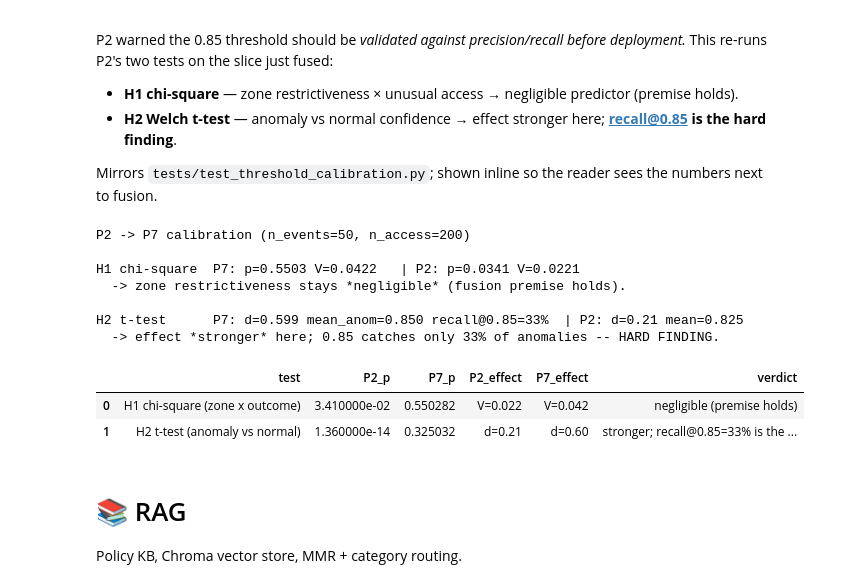
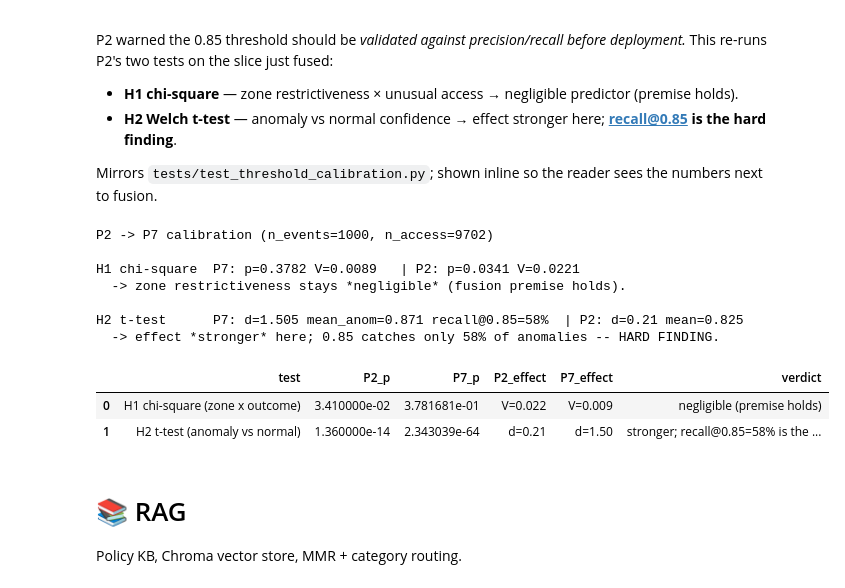
Before and after one commit to Soliman2020/master_capstone_07, a Jupyter notebook: notebooks/full_copilot.ipynb, the cells around one changed output. Cells and saved outputs as stored; diff of their text form; code cells hidden in the pictures.

Commit message:
Fix: differnet generator data than notebooks\full_copilot.ipynb

```diff
--- a/notebooks/full_copilot.ipynb
+++ b/notebooks/full_copilot.ipynb
@@ -137,32 +158,6 @@ restricted: ['SITE-001::ZONE-D', 'SITE-002::ZONE-D', 'SITE-003::ZONE-D']
 placed in the restricted zone with high confidence (Beta(8,2), mean ~0.8) so the
 intrusion rule fires naturally.
 # %%
-N_EVENTS, N_ANOMALIES, SIM_HOURS = 50, 3, 24
-EVENT_TYPES = ["person_detected","person_detected","person_detected","vehicle_detected","anomaly"]
-
-def generate_events():
-    rng = np.random.default_rng(SEED)
-    cams = devices[devices["device_type"] == "camera"].reset_index(drop=True)
-    base = datetime(2026,7,1, tzinfo=timezone.utc)
-    anomaly_idx = set(rng.choice(N_EVENTS, N_ANOMALIES, replace=False))  # exactly 3
-    rows = []
-    for i in range(N_EVENTS):
-        cam = cams.iloc[i % len(cams)]
-        is_anom = i in anomaly_idx
-        zone = restricted[0] if is_anom else cam["zone_id"]          # anomalies -> restricted
-        ts = base + timedelta(seconds=int(rng.uniform(0, SIM_HOURS*3600)))
-        conf = float(np.clip(rng.beta(8,2), 0, 1))                   # skews high
-        etype = "anomaly" if is_anom else str(rng.choice(EVENT_TYPES))
-        desc = f"Camera {cam['device_id']} {'flagged an anomaly' if is_anom else 'detected a '+etype.replace('_',' ')} in {zone}."
-        rows.append({"event_id": f"EVT-{i+1:06d}", "site_id": cam["site_id"], "zone_id": zone,
-                      "device_id": cam["device_id"], "event_timestamp": ts, "event_type": etype,
-                      "confidence_score": round(conf,3), "anomaly": is_anom, "description": desc})
-    df = pd.DataFrame(rows)
-    df["event_timestamp"] = pd.to_datetime(df["event_timestamp"], utc=True)
-    return df[SURVEILLANCE_COLS]
-
-events = generate_events()
-write_parquet(events, "surveillance_events")
-an = int(events["anomaly"].sum())
-print(f"rows={len(events)} anomalies={an} ({an/len(events):.1%})")
+print(f"events={len(events)} anomalies={int(events['anomaly'].sum())} "
+      f"({events['anomaly'].mean():.1%})  critical_band={int(((events['anomaly']) & (events['confidence_score']>=0.85)).sum())}")
 # %% [output]
@@ -428,40 +428,41 @@ def _restricted(z):  # ZONE-D is restricted.
 
 # H1: zone restrictiveness x unusual access outcome.
 acc = logs.copy()
 acc["zone_restricted"] = acc["zone_id"].map(_restricted)
 acc["unusual"] = acc["access_result"].isin(["denied","invalid","tailgate"])
 ct = pd.crosstab(acc["zone_restricted"], acc["unusual"])
 chi2, p, _, _ = chi2_contingency(ct)
-n = int(ct.values.sum()); v = float(np.sqrt(chi2 / (n * (min(ct.shape)-1))))
+n = int(ct.values.sum())
+v = float(np.sqrt(chi2 / (n * (min(ct.shape)-1))))
 
 # H2: Welch t-test, anomaly vs normal confidence.
 anom = events.loc[events["anomaly"], "confidence_score"].astype(float).values
 norm = events.loc[~events["anomaly"], "confidence_score"].astype(float).values
 t, p_t = ttest_ind(anom, norm, equal_var=False)
 pooled = float(np.sqrt((anom.var(ddof=1) + norm.var(ddof=1)) / 2))
 d = float((anom.mean() - norm.mean()) / pooled)
 recall = float((anom >= THRESH).mean())
 
 print(f"P2 -> P7 calibration (n_events={len(events)}, n_access={len(logs)})\n")
 print(f"H1 chi-square  P7: p={p:.4g} V={v:.4f}   | P2: p={P2_P} V={P2_V}")
 print(f"  -> zone restrictiveness stays *negligible* (fusion premise holds).\n")
 print(f"H2 t-test      P7: d={d:.3f} mean_anom={anom.mean():.3f} recall@0.85={recall:.0%}  | P2: d={P2_D} mean={P2_MEAN}")
 print(f"  -> effect *stronger* here; 0.85 catches only {recall:.0%} of anomalies -- HARD FINDING.\n")
 pd.DataFrame([
  {"test":"H1 chi-square (zone x outcome)","P2_p":P2_P,"P7_p":p,"P2_effect":"V=0.022","P7_effect":f"V={v:.3f}","verdict":"negligible (premise holds)"},
  {"test":"H2 t-test (anomaly vs normal)","P2_p":1.36e-14,"P7_p":p_t,"P2_effect":"d=0.21","P7_effect":f"d={d:.2f}","verdict":f"stronger; recall@0.85={recall:.0%} is the hard finding"},
 ])
 # %% [output]
-P2 -> P7 calibration (n_events=50, n_access=200)
+P2 -> P7 calibration (n_events=1000, n_access=9702)
 
-H1 chi-square  P7: p=0.5503 V=0.0422   | P2: p=0.0341 V=0.0221
+H1 chi-square  P7: p=0.3782 V=0.0089   | P2: p=0.0341 V=0.0221
   -> zone restrictiveness stays *negligible* (fusion premise holds).
 
-H2 t-test      P7: d=0.599 mean_anom=0.850 recall@0.85=33%  | P2: d=0.21 mean=0.825
-  -> effect *stronger* here; 0.85 catches only 33% of anomalies -- HARD FINDING.
+H2 t-test      P7: d=1.505 mean_anom=0.871 recall@0.85=58%  | P2: d=0.21 mean=0.825
+  -> effect *stronger* here; 0.85 catches only 58% of anomalies -- HARD FINDING.
 |  | test | P2_p | P7_p | P2_effect | P7_effect | verdict |
-| 0 | H1 chi-square (zone x outcome) | 3.410000e-02 | 0.550282 | V=0.022 | V=0.042 | negligible (premise holds) |
-| 1 | H2 t-test (anomaly vs normal) | 1.360000e-14 | 0.325032 | d=0.21 | d=0.60 | stronger; recall@0.85=33% is the ... |
+| 0 | H1 chi-square (zone x outcome) | 3.410000e-02 | 3.781681e-01 | V=0.022 | V=0.009 | negligible (premise holds) |
+| 1 | H2 t-test (anomaly vs normal) | 1.360000e-14 | 2.343039e-64 | d=0.21 | d=1.50 | stronger; recall@0.85=58% is the ... |
 # %% [markdown]
 # 📚 RAG
 Policy KB, Chroma vector store, MMR + category routing.
```
Also changed, not shown: parts of 14 cells of this notebook.
